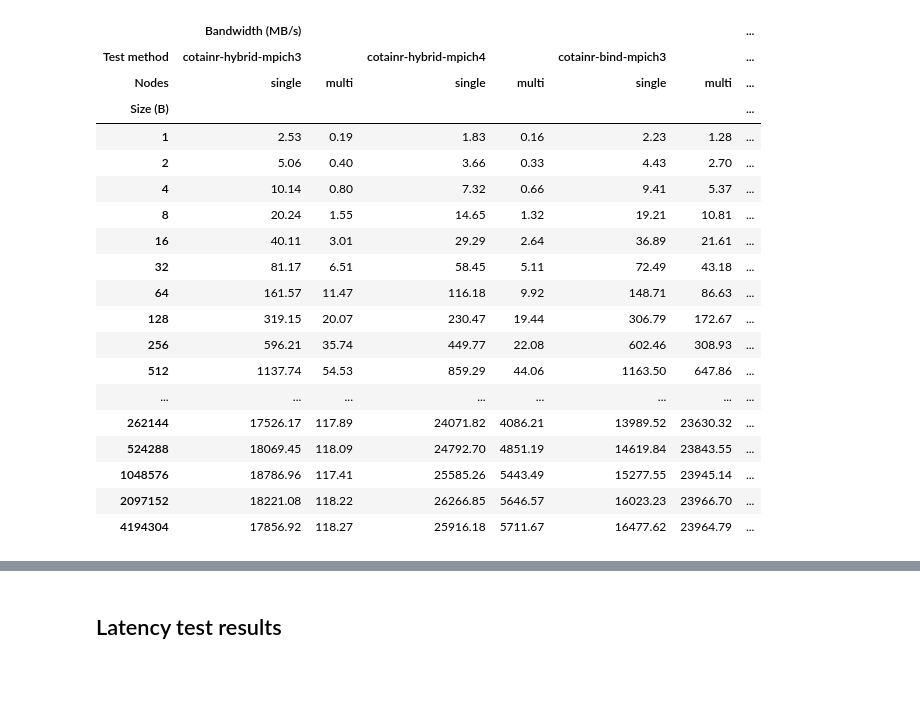
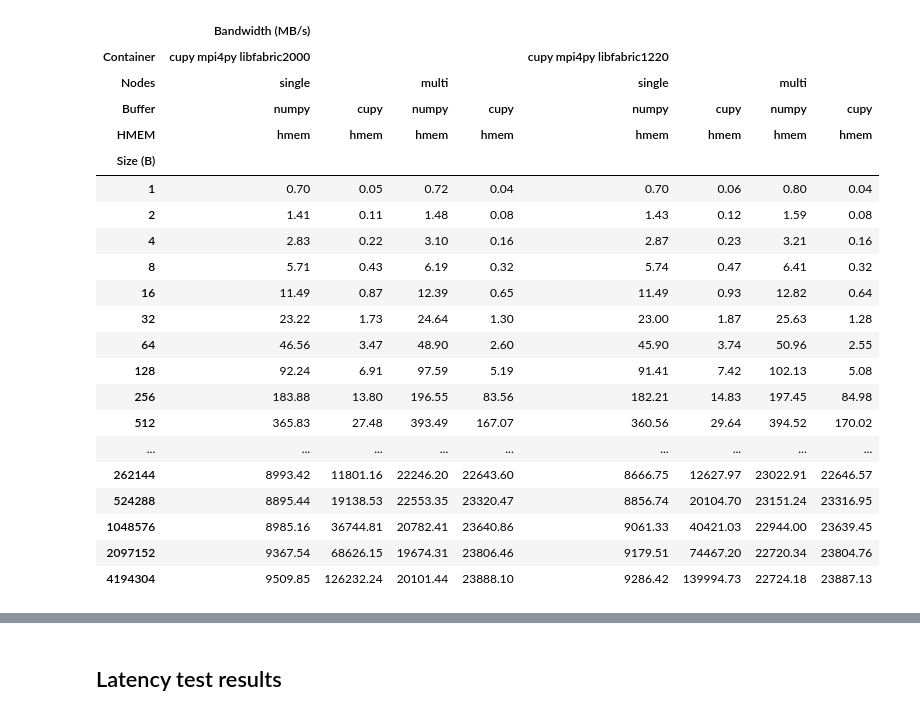
Before and after one commit to DeiC-HPC/BitBulldozersLab, a Jupyter notebook: mpi4py and cupy container using Cotainr/lumi_mpi4py_osu_results.ipynb, the cells around one changed output, grey strips where cells are left out. Drawn from its saved outputs; the diff is of its cells as text; code cells hidden in the pictures; blank space fills up the shorter version.

```diff
--- a/mpi4py and cupy container using Cotainr/lumi_mpi4py_osu_results.ipynb
+++ b/mpi4py and cupy container using Cotainr/lumi_mpi4py_osu_results.ipynb
@@ -31 +60,15 @@ test_methods = [
+# %%
+def filter_df(df, **kwargs):
+    """
+
+    """
+    for name, value in kwargs.items():
+        if name == "Container":
+            # string-compare all values to find substring in prettified container names
+            # e.g. "libfabric2000" in "mpi4py libfabric2000 conda"
+            df = df[[value in str(v) for v in df.values]]
+        else:
+            df = df[df[name] == value]
+
+    return df
 # %%
@@ -173,11 +193,9 @@ def barplot_osu_results(
 # %%
-# Load the actual data
-osu_result_dfs = {
-    test_name: pd.concat(
-        [
-            read_osu_results_file(file_path=file_path)
-            for file_path in osu_results_folder.glob(f"*-{test_name}-*")
-        ]
-    )
-    for test_name in tests
-}
+# Load the data into a DataFrame with all results concatenated
+osu_df = pd.concat(
+    [
+        read_osu_results_file(file_path=file_path)
+        for file_path in osu_results_folder.glob("*.txt")
+    ]
+)
+osu_df= osu_df.sort_values(by=['Container'])
@@ -229,7 +268,11 @@ fig_allgather = barplot_osu_results(
 # %%
-print(f"LUMI-C OSU {osu_result_dfs["bw"].attrs['name']} results - {tests['bw']['processes']} processes")
+benchmark = "bw"
+print(f"LUMI-C OSU {tests[benchmark]['name']} results - {tests[benchmark]['processes']} processes")
+print("(higher is better)")
 show_osu_pivot_table(
-    df=osu_result_dfs["bw"], metric=tests["bw"]["metric"], test_methods=test_methods
+    df=filter_df(osu_df, Benchmark=benchmark, Container="cupy"),
+    metric=tests[benchmark]["metric"],
+    containers=containers,
 )
 # %% [output]
 LUMI-C OSU OMB-Py MPI Bandwidth Test results - 2 processes
@@ -236,20 +280,22 @@ LUMI-C OSU OMB-Py MPI Bandwidth Test results - 2 processes
-|  | Bandwidth (MB/s) |  |  |  |  |  | ... |
-| Test method | cotainr-hybrid-mpich3 |  | cotainr-hybrid-mpich4 |  | cotainr-bind-mpich3 |  | ... |
-| Nodes | single | multi | single | multi | single | multi | ... |
-| Size (B) |  |  |  |  |  |  | ... |
-| 1 | 2.53 | 0.19 | 1.83 | 0.16 | 2.23 | 1.28 | ... |
-| 2 | 5.06 | 0.40 | 3.66 | 0.33 | 4.43 | 2.70 | ... |
-| 4 | 10.14 | 0.80 | 7.32 | 0.66 | 9.41 | 5.37 | ... |
-| 8 | 20.24 | 1.55 | 14.65 | 1.32 | 19.21 | 10.81 | ... |
-| 16 | 40.11 | 3.01 | 29.29 | 2.64 | 36.89 | 21.61 | ... |
-| 32 | 81.17 | 6.51 | 58.45 | 5.11 | 72.49 | 43.18 | ... |
-| 64 | 161.57 | 11.47 | 116.18 | 9.92 | 148.71 | 86.63 | ... |
-| 128 | 319.15 | 20.07 | 230.47 | 19.44 | 306.79 | 172.67 | ... |
-| 256 | 596.21 | 35.74 | 449.77 | 22.08 | 602.46 | 308.93 | ... |
-| 512 | 1137.74 | 54.53 | 859.29 | 44.06 | 1163.50 | 647.86 | ... |
-| ... | ... | ... | ... | ... | ... | ... | ... |
-| 262144 | 17526.17 | 117.89 | 24071.82 | 4086.21 | 13989.52 | 23630.32 | ... |
-| 524288 | 18069.45 | 118.09 | 24792.70 | 4851.19 | 14619.84 | 23843.55 | ... |
-| 1048576 | 18786.96 | 117.41 | 25585.26 | 5443.49 | 15277.55 | 23945.14 | ... |
-| 2097152 | 18221.08 | 118.22 | 26266.85 | 5646.57 | 16023.23 | 23966.70 | ... |
-| 4194304 | 17856.92 | 118.27 | 25916.18 | 5711.67 | 16477.62 | 23964.79 | ... |
+|  | Bandwidth (MB/s) |  |  |  |  |  |  |  |
+| Container | cupy mpi4py libfabric2000 |  |  |  | cupy mpi4py libfabric1220 |  |  |  |
+| Nodes | single |  | multi |  | single |  | multi |  |
+| Buffer | numpy | cupy | numpy | cupy | numpy | cupy | numpy | cupy |
+| HMEM | hmem | hmem | hmem | hmem | hmem | hmem | hmem | hmem |
+| Size (B) |  |  |  |  |  |  |  |  |
+| 1 | 0.70 | 0.05 | 0.72 | 0.04 | 0.70 | 0.06 | 0.80 | 0.04 |
+| 2 | 1.41 | 0.11 | 1.48 | 0.08 | 1.43 | 0.12 | 1.59 | 0.08 |
+| 4 | 2.83 | 0.22 | 3.10 | 0.16 | 2.87 | 0.23 | 3.21 | 0.16 |
+| 8 | 5.71 | 0.43 | 6.19 | 0.32 | 5.74 | 0.47 | 6.41 | 0.32 |
+| 16 | 11.49 | 0.87 | 12.39 | 0.65 | 11.49 | 0.93 | 12.82 | 0.64 |
+| 32 | 23.22 | 1.73 | 24.64 | 1.30 | 23.00 | 1.87 | 25.63 | 1.28 |
+| 64 | 46.56 | 3.47 | 48.90 | 2.60 | 45.90 | 3.74 | 50.96 | 2.55 |
+| 128 | 92.24 | 6.91 | 97.59 | 5.19 | 91.41 | 7.42 | 102.13 | 5.08 |
+| 256 | 183.88 | 13.80 | 196.55 | 83.56 | 182.21 | 14.83 | 197.45 | 84.98 |
+| 512 | 365.83 | 27.48 | 393.49 | 167.07 | 360.56 | 29.64 | 394.52 | 170.02 |
+| ... | ... | ... | ... | ... | ... | ... | ... | ... |
+| 262144 | 8993.42 | 11801.16 | 22246.20 | 22643.60 | 8666.75 | 12627.97 | 23022.91 | 22646.57 |
+| 524288 | 8895.44 | 19138.53 | 22553.35 | 23320.47 | 8856.74 | 20104.70 | 23151.24 | 23316.95 |
+| 1048576 | 8985.16 | 36744.81 | 20782.41 | 23640.86 | 9061.33 | 40421.03 | 22944.00 | 23639.45 |
+| 2097152 | 9367.54 | 68626.15 | 19674.31 | 23806.46 | 9179.51 | 74467.20 | 22720.34 | 23804.76 |
+| 4194304 | 9509.85 | 126232.24 | 20101.44 | 23888.10 | 9286.42 | 139994.73 | 22724.18 | 23887.13 |
```
Also changed, not shown: parts of 28 cells of this notebook.
